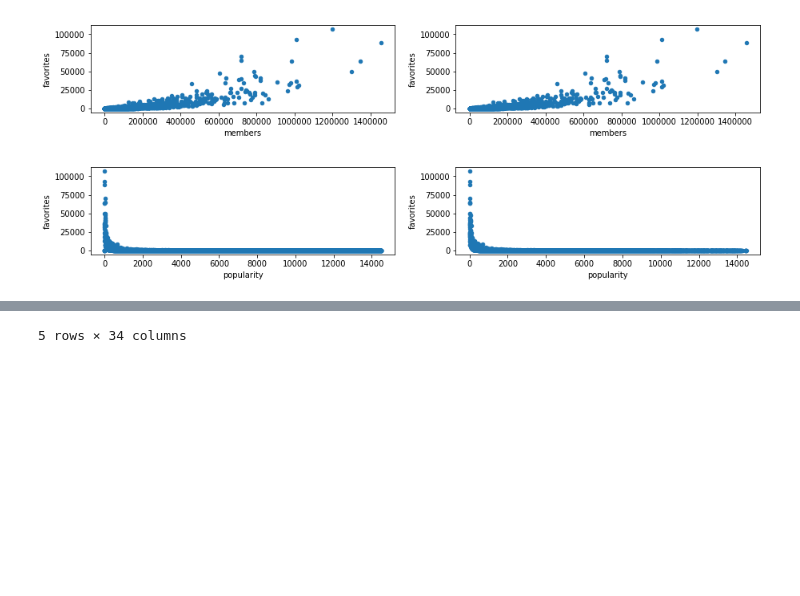
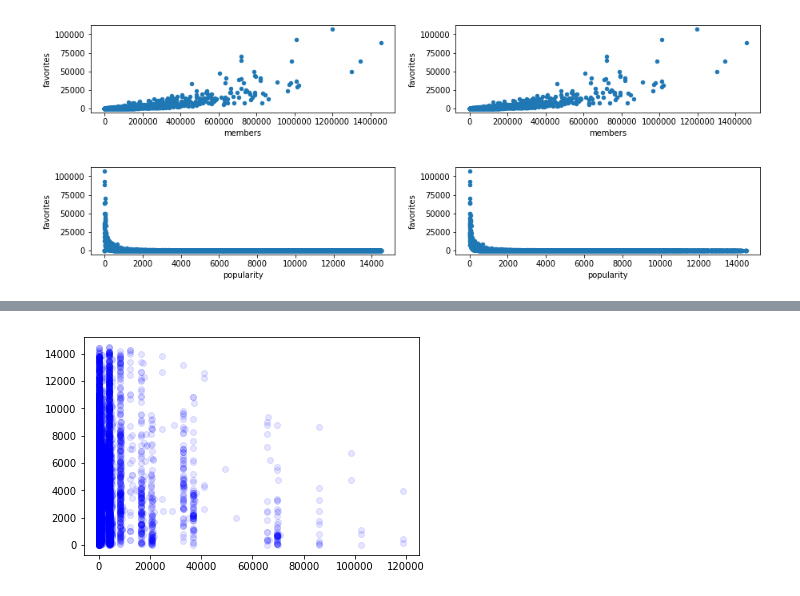
Before and after one commit to DouglasAR01/IA_Regresor_shows_animados, a Jupyter notebook: Análisis de datos.ipynb, the cells around one changed output, grey strips where cells are left out. Cells and saved outputs as stored; diff of their text form; code cells hidden in the pictures; blank space fills up the shorter version.

```diff
--- a/Análisis de datos.ipynb
+++ b/Análisis de datos.ipynb
@@ -197,0 +82,3 @@ print counts
+# %%
+treated_data = pd.read_csv("./data/anime_cleaned_treated_v1_1.csv")
+treated_data.head()
@@ -198,4 +92,3 @@ print counts
 # %%
-
-plt.scatter(data[:][1], dataset2['popularity'], c="blue", cmap='rainbow', alpha=0.3);
+plt.scatter(treated_data['Decimal'],treated_data['Popularity'], c="blue", cmap='rainbow', alpha=0.1);
 # %% [output]
@@ -208 +95 @@ plt.scatter(data[:][1], dataset2['popularity'], c="blue", cmap='rainbow', alpha=
-5 rows × 34 columns
+[figure, added]
```
Also changed, not shown: parts of 13 cells of this notebook, 3 other files.
